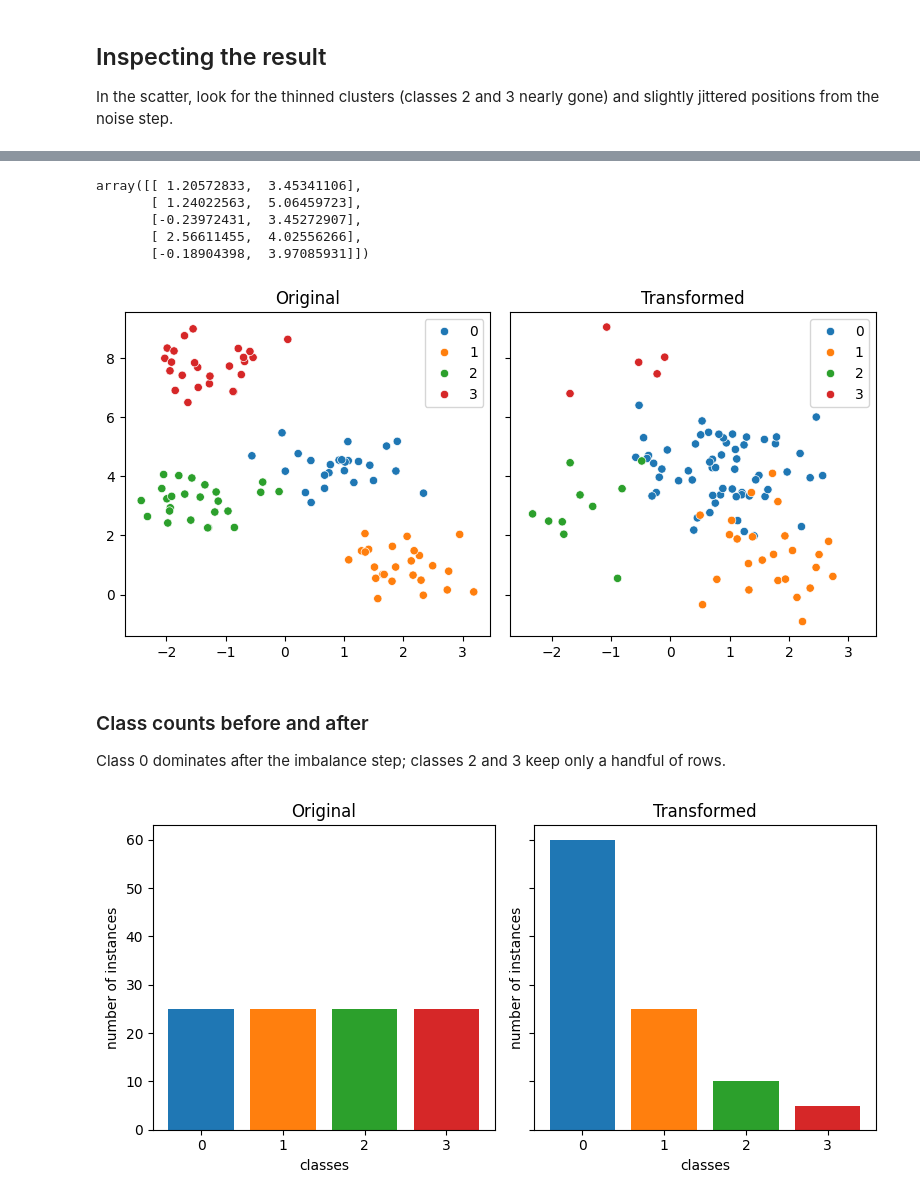
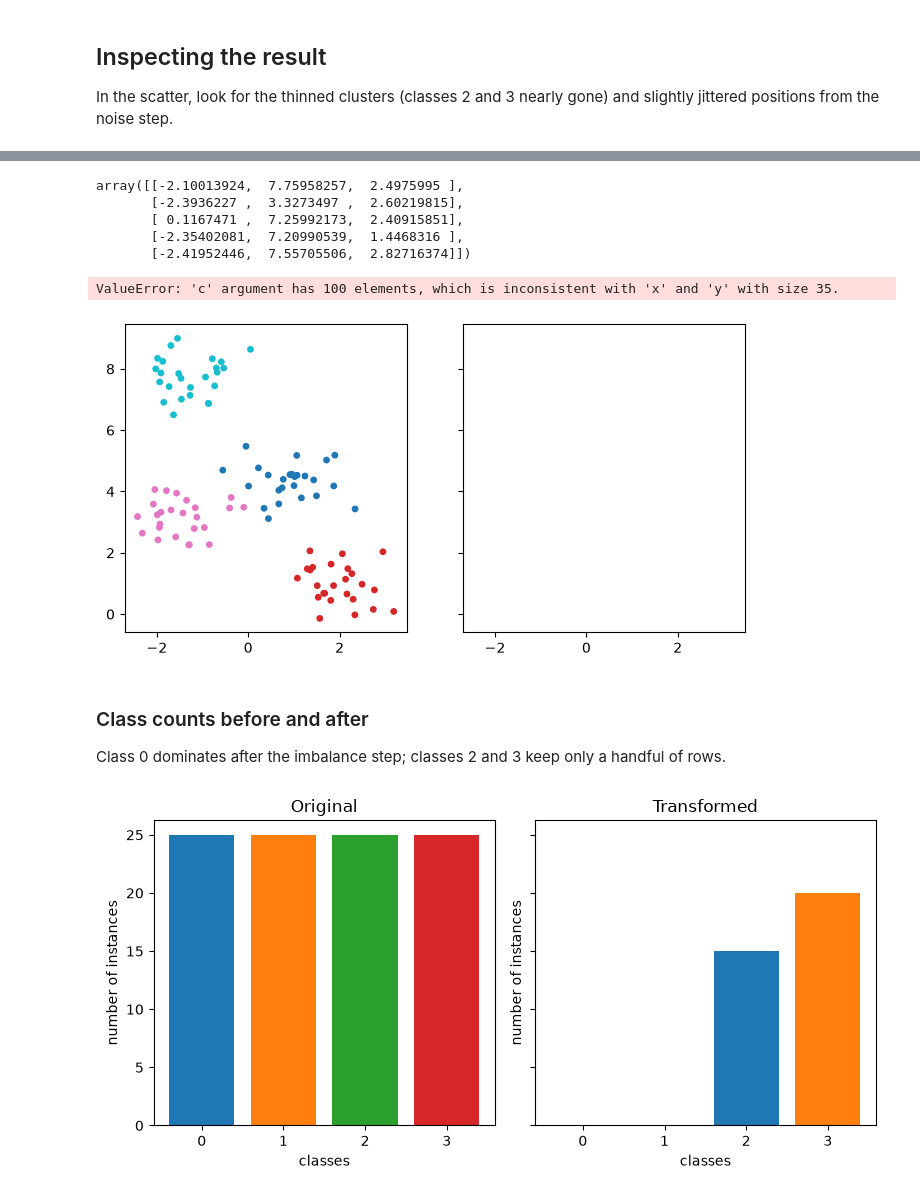
Before and after one commit to Fraunhofer-IESE/badgers, a Jupyter notebook: docs/tutorials/Pipeline-Tabular-Data.ipynb, the cells around one changed output, grey strips where cells are left out. Drawn from its saved outputs; the diff is of its cells as text; code cells hidden in the pictures.

Commit message:
docs: pipeline tutorial visualizations use get_imbalance_labels() mask (labels aligned with kept rows; float-safe bar charts)

```diff
--- a/docs/tutorials/Pipeline-Tabular-Data.ipynb
+++ b/docs/tutorials/Pipeline-Tabular-Data.ipynb
@@ -79,5 +81,5 @@ params = {
 
 
 
-Xt, yt = pipeline.generate(X=np.column_stack([X, y]).copy(), y=y, params=params)
+Xt, yt = pipeline.generate(X=np.column_stack([X, y]).copy(), y=None, params=params)
 print(X.shape, '->', Xt.shape)
@@ -89,3 +93,5 @@ assert Xt.shape[0] < np.column_stack([X, y]).shape[0]
 
 In the scatter, look for the thinned clusters (classes 2 and 3 nearly gone)
 and slightly jittered positions from the noise step.
+# %%
+geni = generators['imbalance']
@@ -92,37 +118,45 @@ and slightly jittered positions from the noise step.
 # %%
 Xt[:5]
 # %% [output]
-array([[ 1.20572833,  3.45341106],
-       [ 1.24022563,  5.06459723],
-       [-0.23972431,  3.45272907],
-       [ 2.56611455,  4.02556266],
-       [-0.18904398,  3.97085931]])
+array([[-2.10013924,  7.75958257,  2.4975995 ],
+       [-2.3936227 ,  3.3273497 ,  2.60219815],
+       [ 0.1167471 ,  7.25992173,  2.40915851],
+       [-2.35402081,  7.20990539,  1.4468316 ],
+       [-2.41952446,  7.55705506,  2.82716374]])
 # %%
+# the imbalance step recorded which of the original rows fired (True = dropped)
+fired = geni.get_imbalance_labels()
+kept_cls = np.asarray(y)[~fired]
+
 fig, axes = plt.subplots(1, 2, sharex=True, sharey=True, figsize=(8,4))
 axes[0].scatter(X[:, 0], X[:, 1], c=y, cmap='tab10', s=15)
-axes[1].scatter(Xt[:, 0], Xt[:, 1], c=yt, cmap='tab10', s=15)
+axes[1].scatter(Xt[:, 0], Xt[:, 1], c=kept_cls, cmap='tab10', s=15)
 
-axes[0].set_title('Original')
-axes[1].set_title('Transformed')
+axes[0].set_title(f'Original ({len(y)} rows)')
+axes[1].set_title(f'Transformed ({len(kept_cls)} rows, labels from get_imbalance_labels)')
 
 plt.tight_layout();
 # %% [output]
+ValueError: 'c' argument has 100 elements, which is inconsistent with 'x' and 'y' with size 35.
-[figure, old version]
+[figure, new version]
 # %% [markdown]
 ### Class counts before and after
 
 Class 0 dominates after the imbalance step; classes 2 and 3 keep only a
 handful of rows.
 # %%
+fired = geni.get_imbalance_labels()
+kept_cls = np.asarray(y)[~fired]
+
 fig, axes = plt.subplots(1, 2, sharex=True, sharey=True, figsize=(8,4))
 
-classes, nb = np.unique(y, return_counts=True)
-axes[0].bar(classes, nb, color=[f'C{i}' for i in range(len(classes))])
+classes, nb = np.unique(np.asarray(y), return_counts=True)
+axes[0].bar(classes.astype(float), nb, color=[f'C{i}' for i in range(len(classes))])
 axes[0].set_xlabel('classes')
 axes[0].set_ylabel('number of instances')
 
-classes_t, nb_t = np.unique(yt, return_counts=True)
-axes[1].bar(classes_t, nb_t, color=[f'C{i}' for i in range(len(classes_t))])
+classes_t, nb_t = np.unique(kept_cls, return_counts=True)
+axes[1].bar(classes_t.astype(float), nb_t, color=[f'C{i}' for i in range(len(classes_t))])
 axes[1].set_xlabel('classes')
 axes[1].set_ylabel('number of instances')
 
@@ -130,4 +164,4 @@ axes[0].set_title('Original')
 axes[1].set_title('Transformed')
 plt.tight_layout();
 # %% [output]
-[figure, old version]
+[figure, new version]
```
Also changed, not shown: parts of 12 cells of this notebook.
